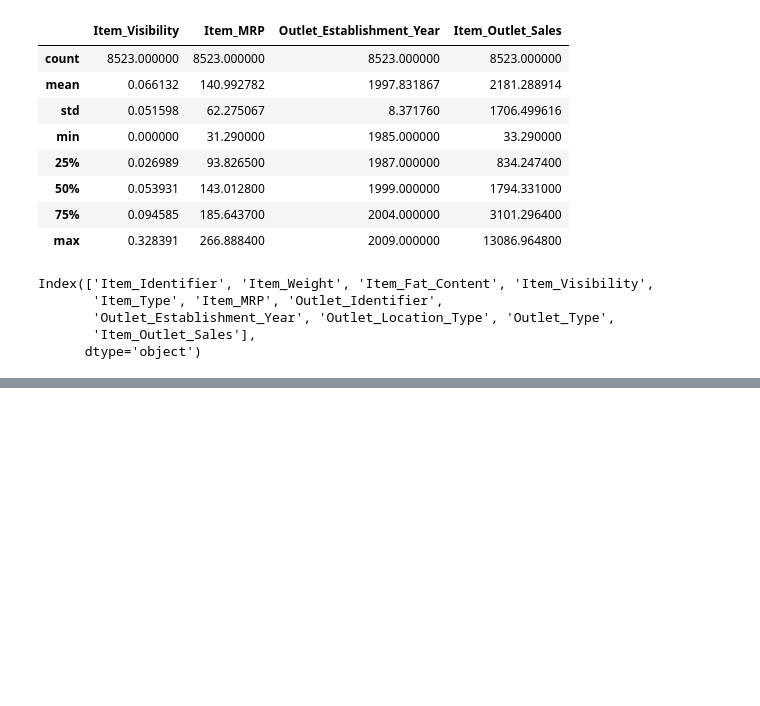
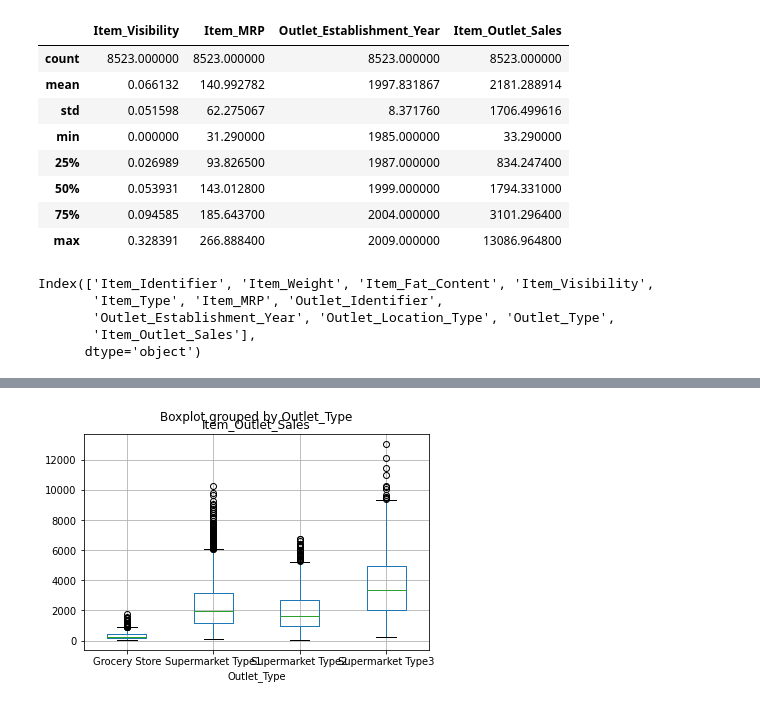
Before and after one commit to Ssendags/Food_Sales_Predictions, a Jupyter notebook: Ssendagire_Denis_Project_1_food_sales_prediction.ipynb, the cells around one changed output, grey strips where cells are left out. Cells and saved outputs as stored; diff of their text form; code cells hidden in the pictures; blank space fills up the shorter version.

```diff
--- a/Ssendagire_Denis_Project_1_food_sales_prediction.ipynb
+++ b/Ssendagire_Denis_Project_1_food_sales_prediction.ipynb
@@ -242,0 +267,5 @@ plt.xticks(rotation = 45)
+# %%
+# Boxplot using pandas- (to be "beautified")
+df.boxplot(column = "Item_Outlet_Sales", by = "Outlet_Type");
+# %% [output]
+[figure, added]
```
Also changed, not shown: parts of 18 cells of this notebook.
